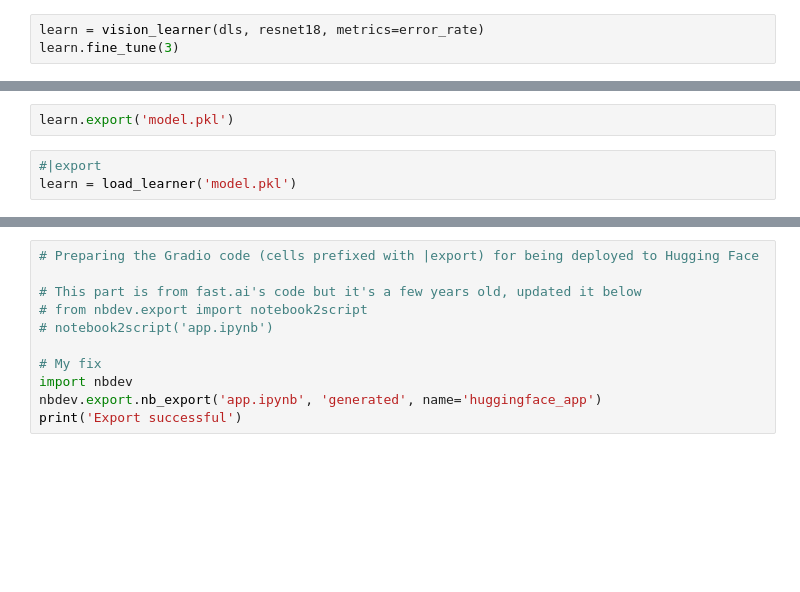
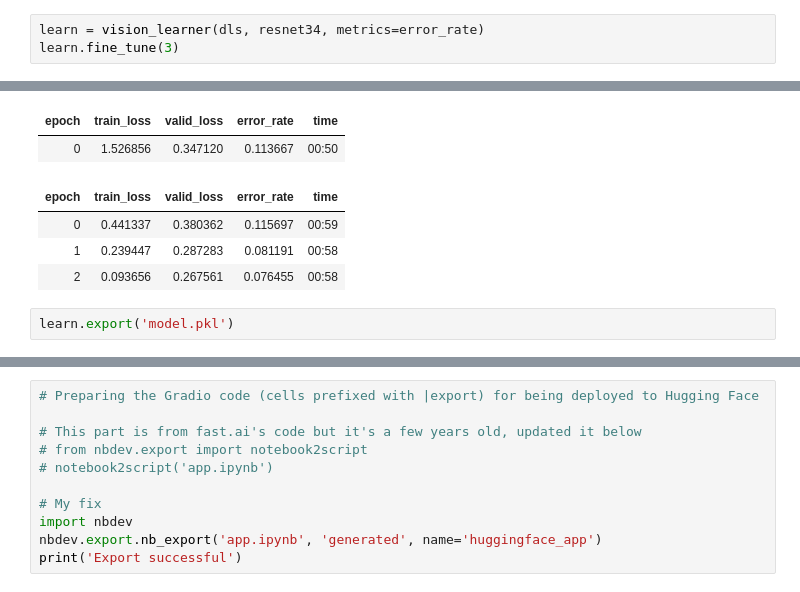
Before and after one commit to tjadams/Learning-DeepLearning, a Jupyter notebook: fastai/part1/lesson3/dog_breed_classifier.ipynb, the cells around one changed output, grey strips where cells are left out. Drawn from its saved outputs; the diff is of its cells as text; blank space fills up the shorter version.

```diff
--- a/fastai/part1/lesson3/dog_breed_classifier.ipynb
+++ b/fastai/part1/lesson3/dog_breed_classifier.ipynb
@@ -21,3 +56,4 @@ dls = ImageDataLoaders.from_name_func('.',
 # %%
-learn = vision_learner(dls, resnet18, metrics=error_rate)
+learn = vision_learner(dls, resnet34, metrics=error_rate)
 learn.fine_tune(3)
+# %% [output]
@@ -24,5 +61,8 @@ learn.fine_tune(3)
+| epoch | train_loss | valid_loss | error_rate | time |
+| 0 | 1.526856 | 0.347120 | 0.113667 | 00:50 |
+| epoch | train_loss | valid_loss | error_rate | time |
+| 0 | 0.441337 | 0.380362 | 0.115697 | 00:59 |
+| 1 | 0.239447 | 0.287283 | 0.081191 | 00:58 |
+| 2 | 0.093656 | 0.267561 | 0.076455 | 00:58 |
 # %%
 learn.export('model.pkl')
-# %%
-#|export
-learn = load_learner('model.pkl')
```
Also changed, not shown: parts of 10 cells of this notebook, 2 other files.
